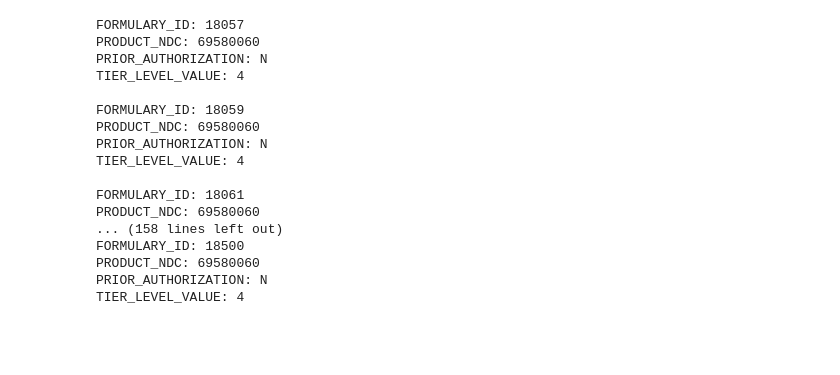
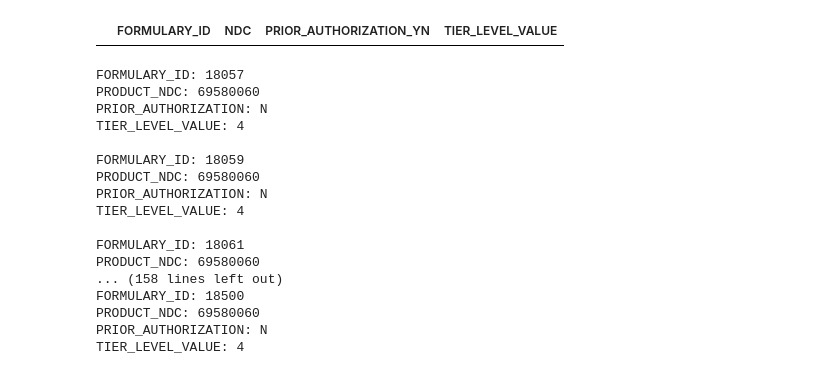
Before and after one commit to khayyamsaleem/medaccess, a Jupyter notebook: sample/GETDATA.ipynb, the cells around one changed output. Cells and saved outputs as stored; diff of their text form; code cells hidden in the pictures; blank space fills up the shorter version.

```diff
--- a/sample/GETDATA.ipynb
+++ b/sample/GETDATA.ipynb
@@ -22,4 +42,5 @@ ndc_found = ndc.loc[ndc['NONPROPRIETARYNAME (GENERIC)'].isin(["Lisinopril","lisi
 #notice that they are of varying lengths...
 ndc_entries = []
 
-ndc_clean = ndc['PRODUCTNDC'].apply(lambda s: s.replace("-",""))
+ndc_clean = ndc_found['PRODUCTNDC'].apply(lambda s: s.replace("-",""))
+ndc_clean
@@ -28,8 +67,11 @@ ndc_clean = ndc['PRODUCTNDC'].apply(lambda s: s.replace("-",""))
 #currently doesn't work because of mismatch in format b/w NDCs of the datasets
 fd['NDC_CLEAN'] = fd['NDC'].apply(lambda s: "0"*(11-len(str(s)))+str(s)[1:-2])
 # %%
-out_data = fd.loc[fd['NDC'].isin(ndc_clean)]\
+out_data = fd.loc[fd['NDC'].isin(ndc_clean.values)]\
 [['FORMULARY_ID','NDC','PRIOR_AUTHORIZATION_YN','TIER_LEVEL_VALUE']]
+out_data
+# %% [output]
+|  | FORMULARY_ID | NDC | PRIOR_AUTHORIZATION_YN | TIER_LEVEL_VALUE |
 # %%
 for i,entry in out_data.iterrows():
     print(out % tuple([entry[x] for x in list(out_data.columns.values)]))
```
Also changed, not shown: parts of 2 cells of this notebook, 4 other files.
